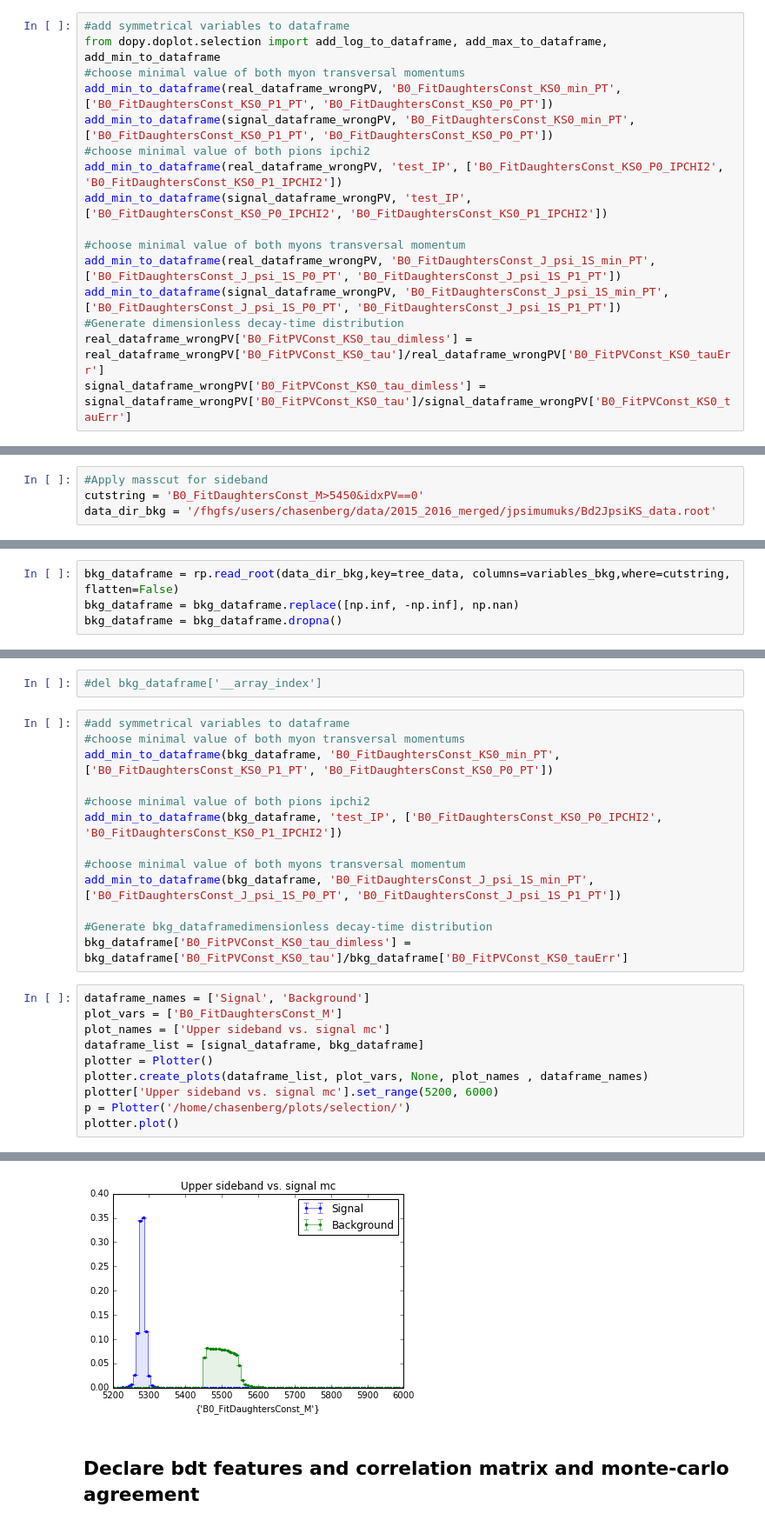
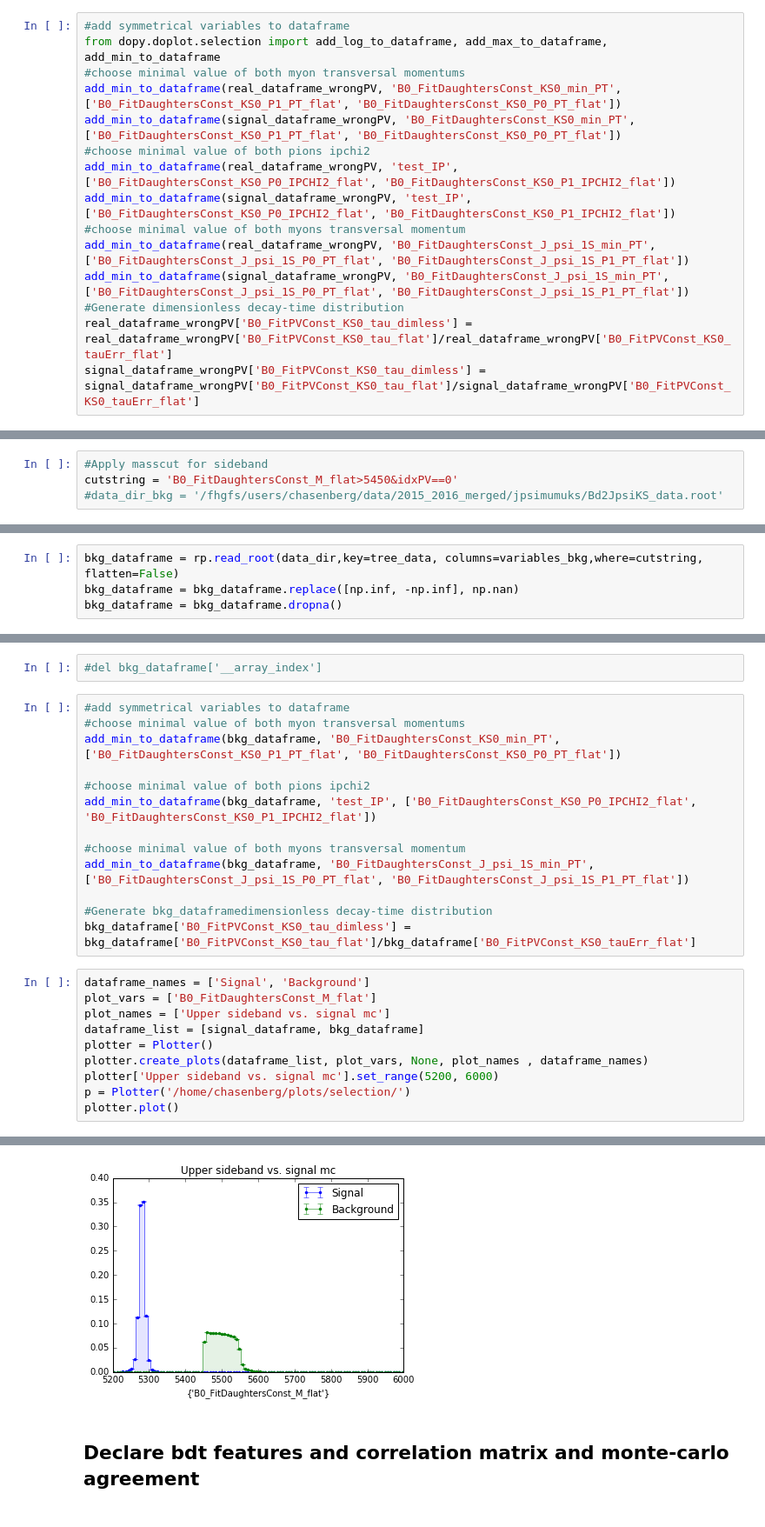
Before and after one commit to chasenberg/Masterthesis, a Jupyter notebook: notebooks/selection/Bd2JpsiKs_BDT_Selection.ipynb, the cells around one changed output, grey strips where cells are left out. Shown at 87% size. Saved outputs shown, nothing was run; the diff lists cells and outputs as text.

```diff
--- a/notebooks/selection/Bd2JpsiKs_BDT_Selection.ipynb
+++ b/notebooks/selection/Bd2JpsiKs_BDT_Selection.ipynb
@@ -188,18 +198,17 @@ Generate new features
 #add symmetrical variables to dataframe
 from dopy.doplot.selection import add_log_to_dataframe, add_max_to_dataframe, add_min_to_dataframe
 #choose minimal value of both myon transversal momentums
-add_min_to_dataframe(real_dataframe_wrongPV, 'B0_FitDaughtersConst_KS0_min_PT', ['B0_FitDaughtersConst_KS0_P1_PT', 'B0_FitDaughtersConst_KS0_P0_PT'])
-add_min_to_dataframe(signal_dataframe_wrongPV, 'B0_FitDaughtersConst_KS0_min_PT', ['B0_FitDaughtersConst_KS0_P1_PT', 'B0_FitDaughtersConst_KS0_P0_PT'])
+add_min_to_dataframe(real_dataframe_wrongPV, 'B0_FitDaughtersConst_KS0_min_PT', ['B0_FitDaughtersConst_KS0_P1_PT_flat', 'B0_FitDaughtersConst_KS0_P0_PT_flat'])
+add_min_to_dataframe(signal_dataframe_wrongPV, 'B0_FitDaughtersConst_KS0_min_PT', ['B0_FitDaughtersConst_KS0_P1_PT_flat', 'B0_FitDaughtersConst_KS0_P0_PT_flat'])
 #choose minimal value of both pions ipchi2
-add_min_to_dataframe(real_dataframe_wrongPV, 'test_IP', ['B0_FitDaughtersConst_KS0_P0_IPCHI2', 'B0_FitDaughtersConst_KS0_P1_IPCHI2'])
-add_min_to_dataframe(signal_dataframe_wrongPV, 'test_IP', ['B0_FitDaughtersConst_KS0_P0_IPCHI2', 'B0_FitDaughtersConst_KS0_P1_IPCHI2'])
-
+add_min_to_dataframe(real_dataframe_wrongPV, 'test_IP', ['B0_FitDaughtersConst_KS0_P0_IPCHI2_flat', 'B0_FitDaughtersConst_KS0_P1_IPCHI2_flat'])
+add_min_to_dataframe(signal_dataframe_wrongPV, 'test_IP', ['B0_FitDaughtersConst_KS0_P0_IPCHI2_flat', 'B0_FitDaughtersConst_KS0_P1_IPCHI2_flat'])
 #choose minimal value of both myons transversal momentum
-add_min_to_dataframe(real_dataframe_wrongPV, 'B0_FitDaughtersConst_J_psi_1S_min_PT', ['B0_FitDaughtersConst_J_psi_1S_P0_PT', 'B0_FitDaughtersConst_J_psi_1S_P1_PT'])
-add_min_to_dataframe(signal_dataframe_wrongPV, 'B0_FitDaughtersConst_J_psi_1S_min_PT', ['B0_FitDaughtersConst_J_psi_1S_P0_PT', 'B0_FitDaughtersConst_J_psi_1S_P1_PT'])
+add_min_to_dataframe(real_dataframe_wrongPV, 'B0_FitDaughtersConst_J_psi_1S_min_PT', ['B0_FitDaughtersConst_J_psi_1S_P0_PT_flat', 'B0_FitDaughtersConst_J_psi_1S_P1_PT_flat'])
+add_min_to_dataframe(signal_dataframe_wrongPV, 'B0_FitDaughtersConst_J_psi_1S_min_PT', ['B0_FitDaughtersConst_J_psi_1S_P0_PT_flat', 'B0_FitDaughtersConst_J_psi_1S_P1_PT_flat'])
 #Generate dimensionless decay-time distribution
-real_dataframe_wrongPV['B0_FitPVConst_KS0_tau_dimless'] = real_dataframe_wrongPV['B0_FitPVConst_KS0_tau']/real_dataframe_wrongPV['B0_FitPVConst_KS0_tauErr']
-signal_dataframe_wrongPV['B0_FitPVConst_KS0_tau_dimless'] = signal_dataframe_wrongPV['B0_FitPVConst_KS0_tau']/signal_dataframe_wrongPV['B0_FitPVConst_KS0_tauErr']
+real_dataframe_wrongPV['B0_FitPVConst_KS0_tau_dimless'] = real_dataframe_wrongPV['B0_FitPVConst_KS0_tau_flat']/real_dataframe_wrongPV['B0_FitPVConst_KS0_tauErr_flat']
+signal_dataframe_wrongPV['B0_FitPVConst_KS0_tau_dimless'] = signal_dataframe_wrongPV['B0_FitPVConst_KS0_tau_flat']/signal_dataframe_wrongPV['B0_FitPVConst_KS0_tauErr_flat']
 # %%
 real_dataframe = real_dataframe_wrongPV.query('idxPV==0')
 signal_dataframe = signal_dataframe_wrongPV.query('idxPV==0')
@@ -215,5 +224,5 @@ Compare MC signal with Data sideband
 ------------------------------------------------
 # %%
 #Apply masscut for sideband
-cutstring = 'B0_FitDaughtersConst_M>5450&idxPV==0'
-data_dir_bkg = '/fhgfs/users/chasenberg/data/2015_2016_merged/jpsimumuks/Bd2JpsiKS_data.root'
+cutstring = 'B0_FitDaughtersConst_M_flat>5450&idxPV==0'
+#data_dir_bkg = '/fhgfs/users/chasenberg/data/2015_2016_merged/jpsimumuks/Bd2JpsiKS_data.root'
@@ -264,5 +273,5 @@ bkg_dataframe_2016 = bkg_dataframe_2016.dropna()'''
 # %%
-bkg_dataframe = rp.read_root(data_dir_bkg,key=tree_data, columns=variables_bkg,where=cutstring, flatten=False)
+bkg_dataframe = rp.read_root(data_dir,key=tree_data, columns=variables_bkg,where=cutstring, flatten=False)
 bkg_dataframe = bkg_dataframe.replace([np.inf, -np.inf], np.nan)
 bkg_dataframe = bkg_dataframe.dropna()
 # %%
@@ -272,30 +281,30 @@ bkg_dataframe = bkg_dataframe.dropna()
 # %%
 #add symmetrical variables to dataframe
 #choose minimal value of both myon transversal momentums
-add_min_to_dataframe(bkg_dataframe, 'B0_FitDaughtersConst_KS0_min_PT', ['B0_FitDaughtersConst_KS0_P1_PT', 'B0_FitDaughtersConst_KS0_P0_PT'])
+add_min_to_dataframe(bkg_dataframe, 'B0_FitDaughtersConst_KS0_min_PT', ['B0_FitDaughtersConst_KS0_P1_PT_flat', 'B0_FitDaughtersConst_KS0_P0_PT_flat'])
 
 #choose minimal value of both pions ipchi2
-add_min_to_dataframe(bkg_dataframe, 'test_IP', ['B0_FitDaughtersConst_KS0_P0_IPCHI2', 'B0_FitDaughtersConst_KS0_P1_IPCHI2'])
+add_min_to_dataframe(bkg_dataframe, 'test_IP', ['B0_FitDaughtersConst_KS0_P0_IPCHI2_flat', 'B0_FitDaughtersConst_KS0_P1_IPCHI2_flat'])
 
 #choose minimal value of both myons transversal momentum
-add_min_to_dataframe(bkg_dataframe, 'B0_FitDaughtersConst_J_psi_1S_min_PT', ['B0_FitDaughtersConst_J_psi_1S_P0_PT', 'B0_FitDaughtersConst_J_psi_1S_P1_PT'])
+add_min_to_dataframe(bkg_dataframe, 'B0_FitDaughtersConst_J_psi_1S_min_PT', ['B0_FitDaughtersConst_J_psi_1S_P0_PT_flat', 'B0_FitDaughtersConst_J_psi_1S_P1_PT_flat'])
 
 #Generate bkg_dataframedimensionless decay-time distribution
-bkg_dataframe['B0_FitPVConst_KS0_tau_dimless'] = bkg_dataframe['B0_FitPVConst_KS0_tau']/bkg_dataframe['B0_FitPVConst_KS0_tauErr']
+bkg_dataframe['B0_FitPVConst_KS0_tau_dimless'] = bkg_dataframe['B0_FitPVConst_KS0_tau_flat']/bkg_dataframe['B0_FitPVConst_KS0_tauErr_flat']
 # %%
 dataframe_names = ['Signal', 'Background']
-plot_vars = ['B0_FitDaughtersConst_M']
+plot_vars = ['B0_FitDaughtersConst_M_flat']
 plot_names = ['Upper sideband vs. signal mc']
 dataframe_list = [signal_dataframe, bkg_dataframe]
 plotter = Plotter()
 plotter.create_plots(dataframe_list, plot_vars, None, plot_names , dataframe_names)
 plotter['Upper sideband vs. signal mc'].set_range(5200, 6000)
 p = Plotter('/home/chasenberg/plots/selection/')
 plotter.plot()
 # %% [output]
 WARNING: Range for plot Upper sideband vs. signal mc has been manually set with range_part_of_selection=False.
 WARNING: Efficiencies are calculated against the full complete dataset.
-[figure, old version]
+[figure, new version]
 # %% [markdown]
 Declare bdt features and correlation matrix and monte-carlo agreement
 ---------------------------------------------------------------------------------
```
Also changed, not shown: parts of 35 cells of this notebook, 3 other files.
